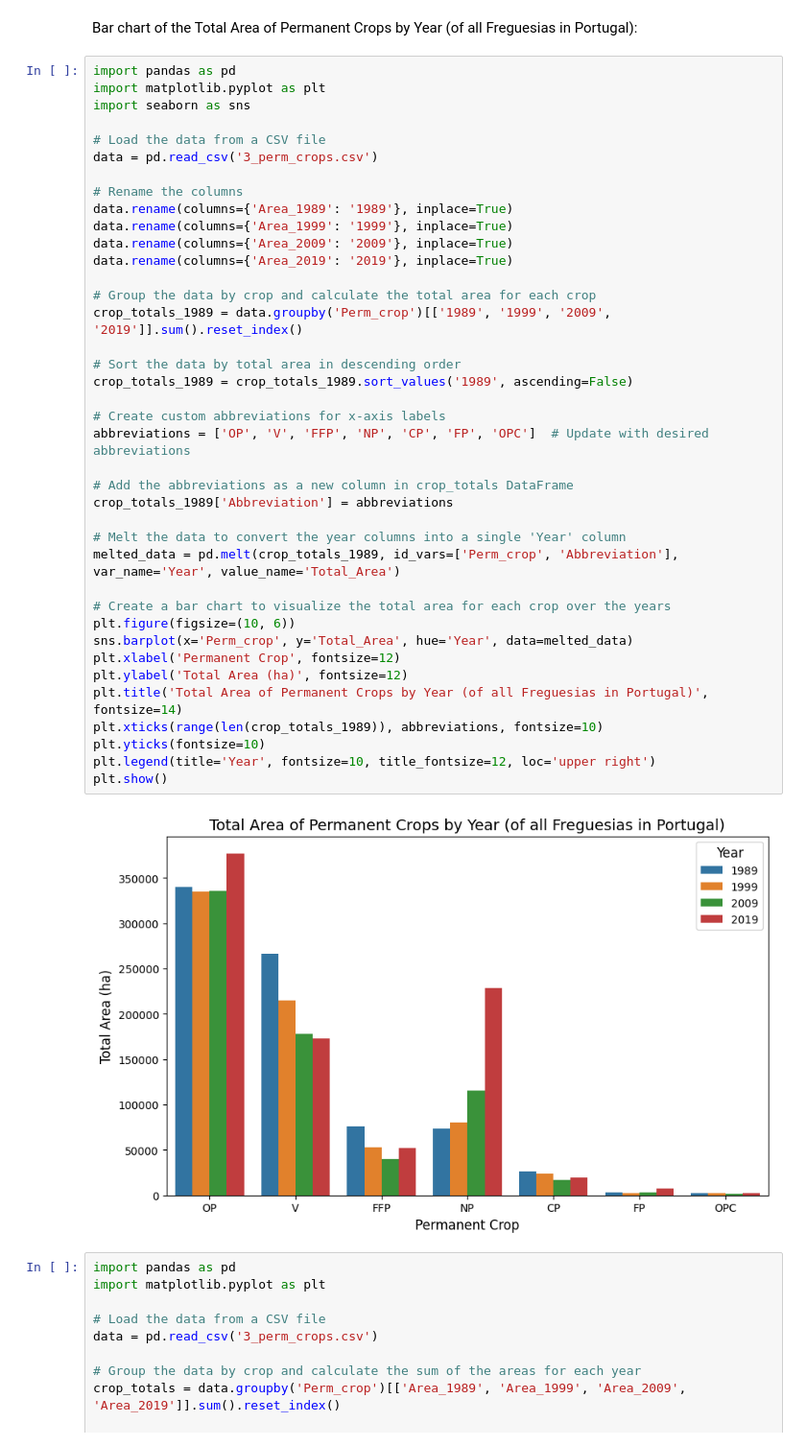
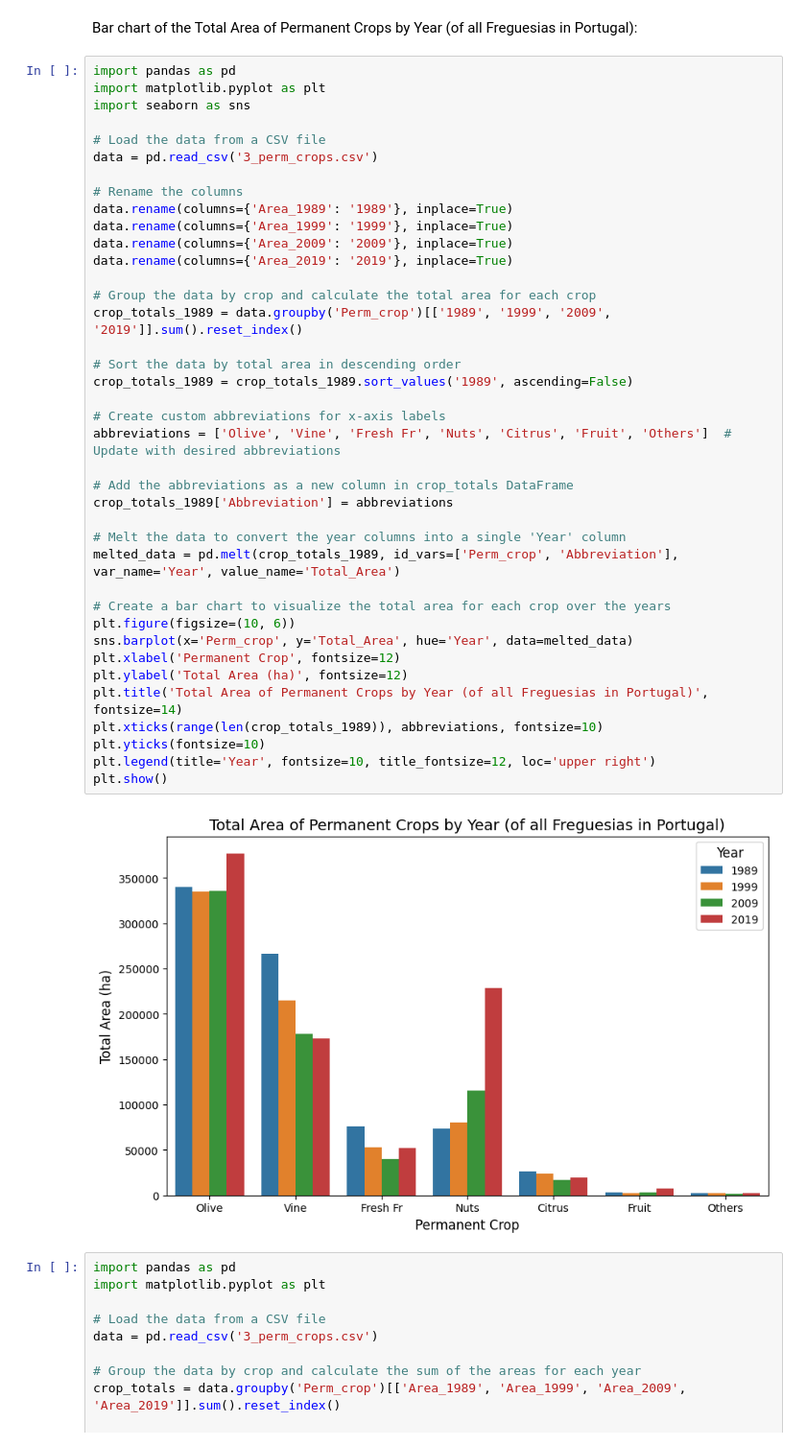
Before and after one commit to jfilipa1/AVCD_JE_VF, a Jupyter notebook: perm_crops.ipynb, the cells around one changed output. Shown: that part at 96% size. Drawn from its saved outputs; the diff is of its cells as text.

```diff
--- a/perm_crops.ipynb
+++ b/perm_crops.ipynb
@@ -68,35 +68,35 @@ data = pd.read_csv('3_perm_crops.csv')
 data.rename(columns={'Area_1989': '1989'}, inplace=True)
 data.rename(columns={'Area_1999': '1999'}, inplace=True)
 data.rename(columns={'Area_2009': '2009'}, inplace=True)
 data.rename(columns={'Area_2019': '2019'}, inplace=True)
 
 # Group the data by crop and calculate the total area for each crop
 crop_totals_1989 = data.groupby('Perm_crop')[['1989', '1999', '2009', '2019']].sum().reset_index()
 
 # Sort the data by total area in descending order
 crop_totals_1989 = crop_totals_1989.sort_values('1989', ascending=False)
 
 # Create custom abbreviations for x-axis labels
-abbreviations = ['OP', 'V', 'FFP', 'NP', 'CP', 'FP', 'OPC']  # Update with desired abbreviations
+abbreviations = ['Olive', 'Vine', 'Fresh Fr', 'Nuts', 'Citrus', 'Fruit', 'Others']  # Update with desired abbreviations
 
 # Add the abbreviations as a new column in crop_totals DataFrame
 crop_totals_1989['Abbreviation'] = abbreviations
 
 # Melt the data to convert the year columns into a single 'Year' column
 melted_data = pd.melt(crop_totals_1989, id_vars=['Perm_crop', 'Abbreviation'], var_name='Year', value_name='Total_Area')
 
 # Create a bar chart to visualize the total area for each crop over the years
 plt.figure(figsize=(10, 6))
 sns.barplot(x='Perm_crop', y='Total_Area', hue='Year', data=melted_data)
 plt.xlabel('Permanent Crop', fontsize=12)
 plt.ylabel('Total Area (ha)', fontsize=12)
 plt.title('Total Area of Permanent Crops by Year (of all Freguesias in Portugal)', fontsize=14)
 plt.xticks(range(len(crop_totals_1989)), abbreviations, fontsize=10)
 plt.yticks(fontsize=10)
 plt.legend(title='Year', fontsize=10, title_fontsize=12, loc='upper right')
 plt.show()
 # %% [output]
-[figure, old version]
+[figure, new version]
 # %%
 import pandas as pd
 import matplotlib.pyplot as plt
```
Also changed, not shown: 3 other files.
